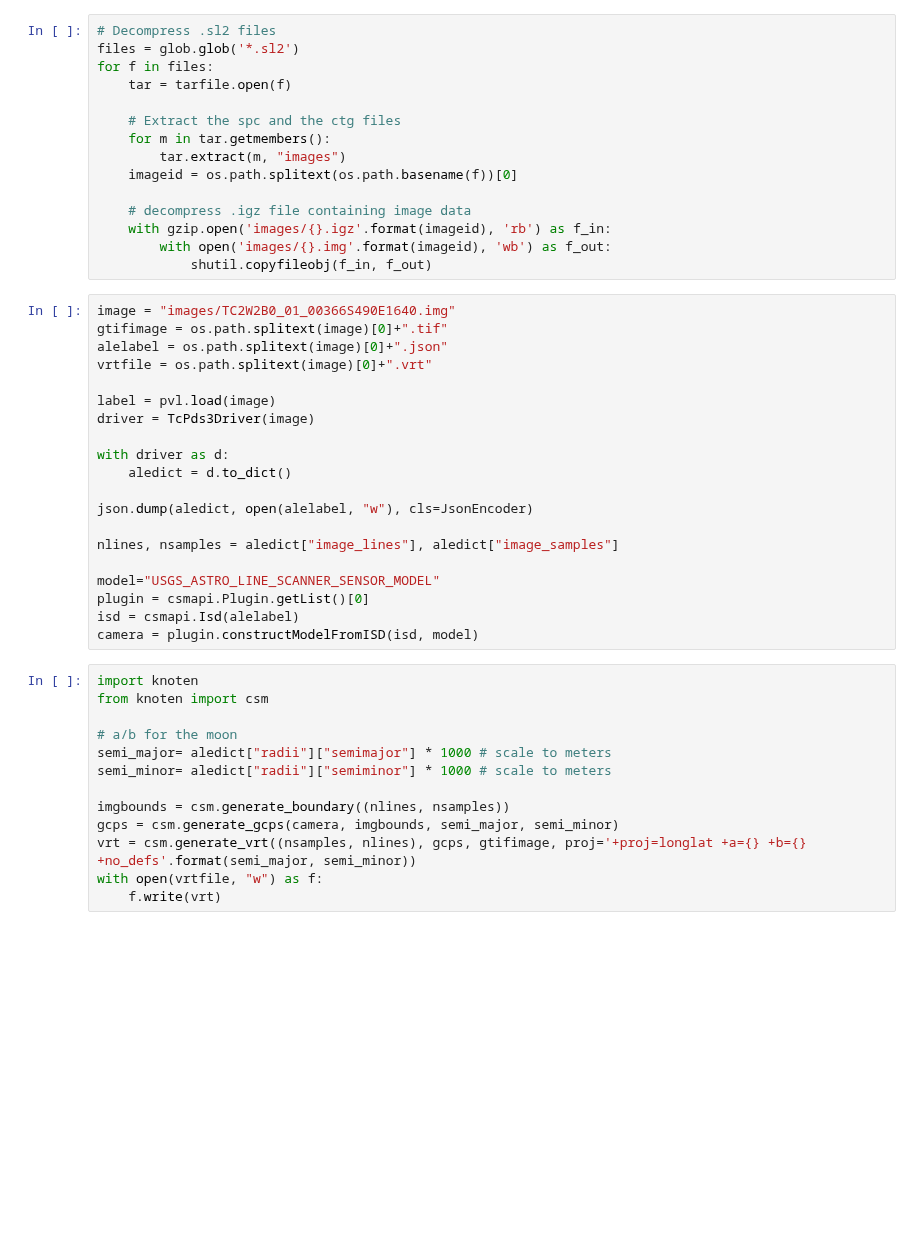
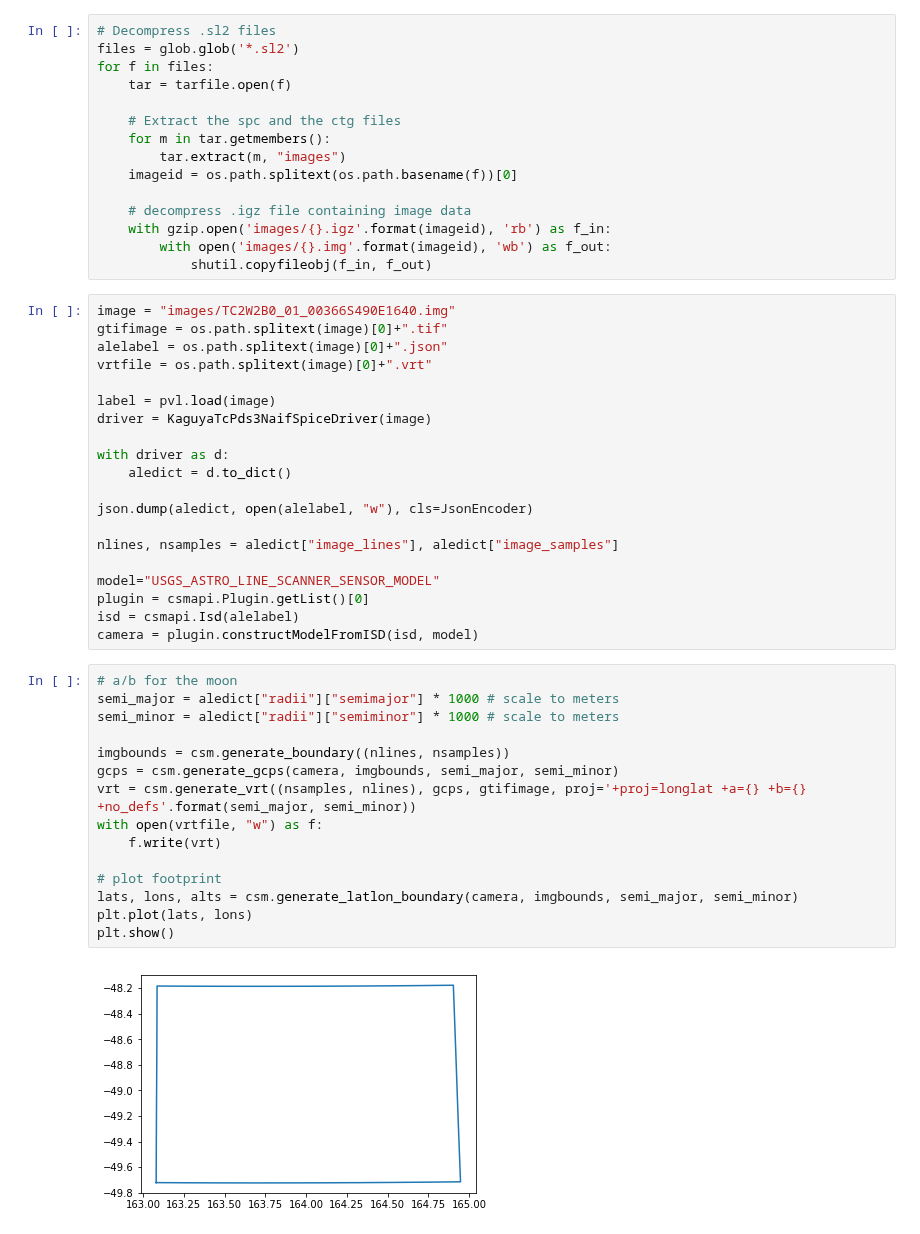
Before and after one commit to DOI-USGS/knoten, a Jupyter notebook: examples/Kaguya_TC.ipynb, the cells around one changed output. Drawn from its saved outputs; the diff is of its cells as text; blank space fills up the shorter version.

Commit message:
Updated Kaguya notebook with footprint and projected image plot (#7)
* updated Kaguya notebook with footprint and project image plot

* updated as per commnets

```diff
--- a/examples/Kaguya_TC.ipynb
+++ b/examples/Kaguya_TC.ipynb
@@ -45,7 +45,7 @@ alelabel = os.path.splitext(image)[0]+".json"
 vrtfile = os.path.splitext(image)[0]+".vrt"
 
 label = pvl.load(image)
-driver = TcPds3Driver(image)
+driver = KaguyaTcPds3NaifSpiceDriver(image)
 
 with driver as d:
     aledict = d.to_dict()
@@ -59,18 +59,22 @@ plugin = csmapi.Plugin.getList()[0]
 isd = csmapi.Isd(alelabel)
 camera = plugin.constructModelFromISD(isd, model)
 # %%
-import knoten
-from knoten import csm
-
 # a/b for the moon
-semi_major= aledict["radii"]["semimajor"] * 1000 # scale to meters
-semi_minor= aledict["radii"]["semiminor"] * 1000 # scale to meters
+semi_major = aledict["radii"]["semimajor"] * 1000 # scale to meters
+semi_minor = aledict["radii"]["semiminor"] * 1000 # scale to meters
 
 imgbounds = csm.generate_boundary((nlines, nsamples))
 gcps = csm.generate_gcps(camera, imgbounds, semi_major, semi_minor)
 vrt = csm.generate_vrt((nsamples, nlines), gcps, gtifimage, proj='+proj=longlat +a={} +b={} +no_defs'.format(semi_major, semi_minor))
 with open(vrtfile, "w") as f:
     f.write(vrt)
+
+# plot footprint
+lats, lons, alts = csm.generate_latlon_boundary(camera, imgbounds, semi_major, semi_minor)
+plt.plot(lats, lons)
+plt.show()
+# %% [output]
+[figure, added]
 # %%
 # GDAL cannot currently read kaguya images, so we need to open them manually for visualization
 imagebytes = open(image, "rb").read()
```
Also changed, not shown: parts of 4 cells of this notebook.
